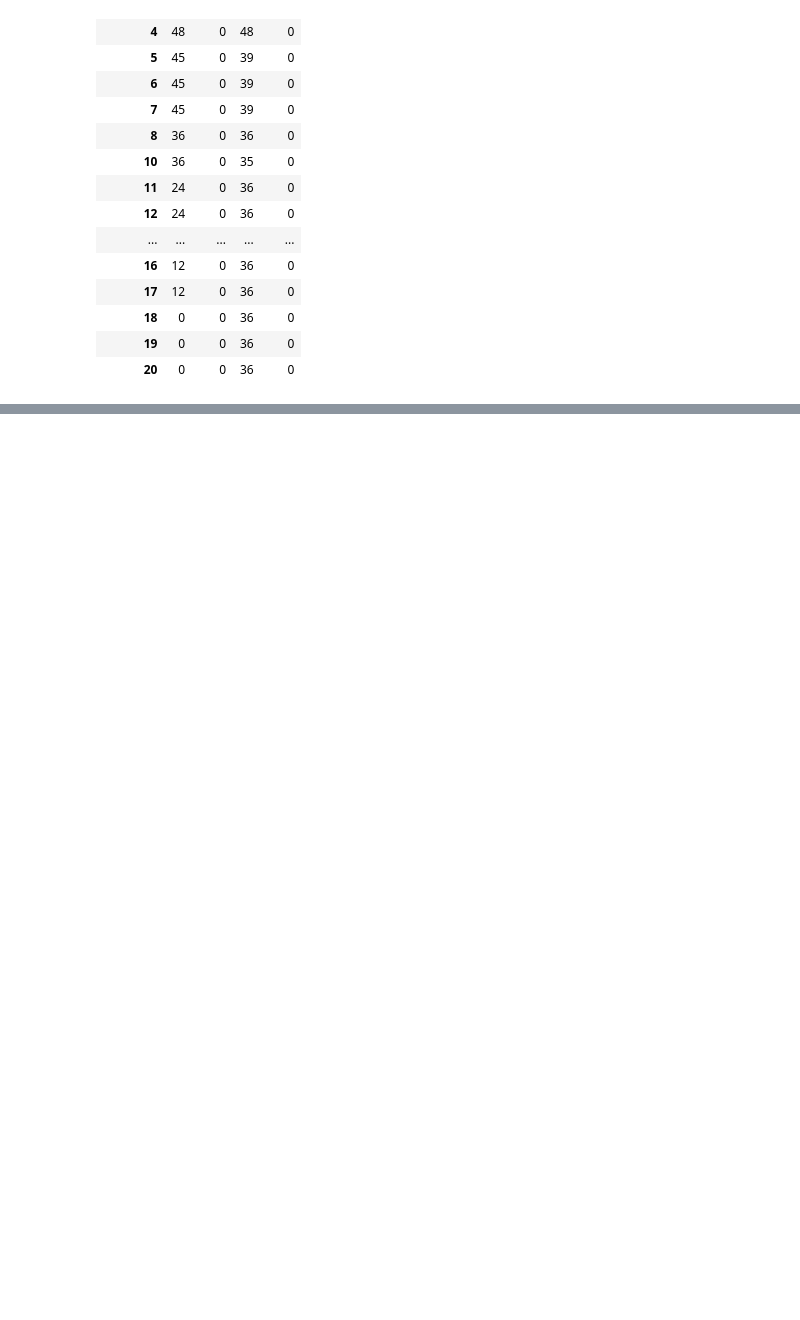
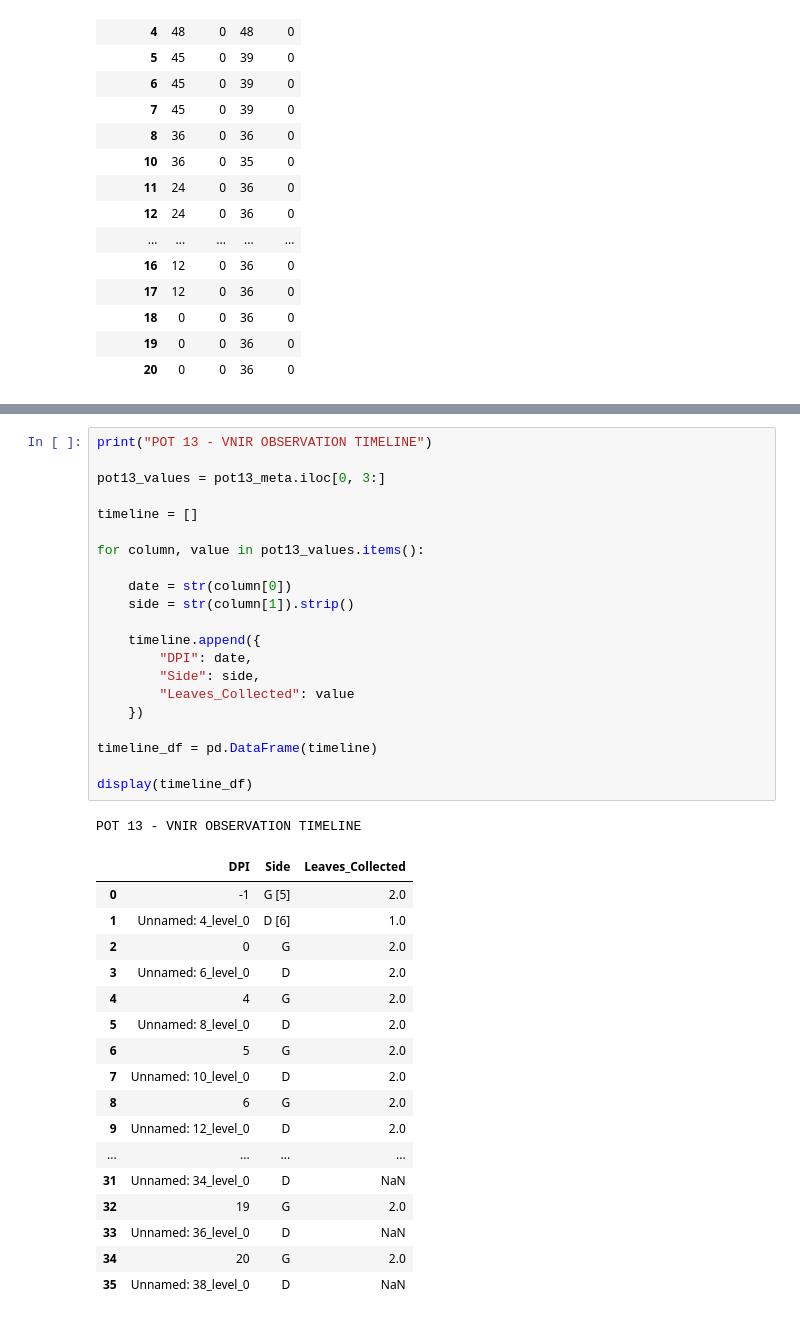
Before and after one commit to megha-0066/TerraSpectra, a Jupyter notebook: TeraSpectra.ipynb, the cells around one changed output, grey strips where cells are left out. Saved outputs shown, nothing was run; the diff lists cells and outputs as text; blank space fills up the shorter version.

```diff
--- a/TeraSpectra.ipynb
+++ b/TeraSpectra.ipynb
@@ -535,0 +663,40 @@ plt.show()
+# %%
+print("POT 13 - VNIR OBSERVATION TIMELINE")
+
+pot13_values = pot13_meta.iloc[0, 3:]
+
+timeline = []
+
+for column, value in pot13_values.items():
+
+    date = str(column[0])
+    side = str(column[1]).strip()
+
+    timeline.append({
+        "DPI": date,
+        "Side": side,
+        "Leaves_Collected": value
+    })
+
+timeline_df = pd.DataFrame(timeline)
+
+display(timeline_df)
+# %% [output]
+POT 13 - VNIR OBSERVATION TIMELINE
+|  | DPI | Side | Leaves_Collected |
+| 0 | -1 | G [5] | 2.0 |
+| 1 | Unnamed: 4_level_0 | D [6] | 1.0 |
+| 2 | 0 | G | 2.0 |
+| 3 | Unnamed: 6_level_0 | D | 2.0 |
+| 4 | 4 | G | 2.0 |
+| 5 | Unnamed: 8_level_0 | D | 2.0 |
+| 6 | 5 | G | 2.0 |
+| 7 | Unnamed: 10_level_0 | D | 2.0 |
+| 8 | 6 | G | 2.0 |
+| 9 | Unnamed: 12_level_0 | D | 2.0 |
+| ... | ... | ... | ... |
+| 31 | Unnamed: 34_level_0 | D | NaN |
+| 32 | 19 | G | 2.0 |
+| 33 | Unnamed: 36_level_0 | D | NaN |
+| 34 | 20 | G | 2.0 |
+| 35 | Unnamed: 38_level_0 | D | NaN |
```
Also changed, not shown: parts of 21 cells of this notebook.
